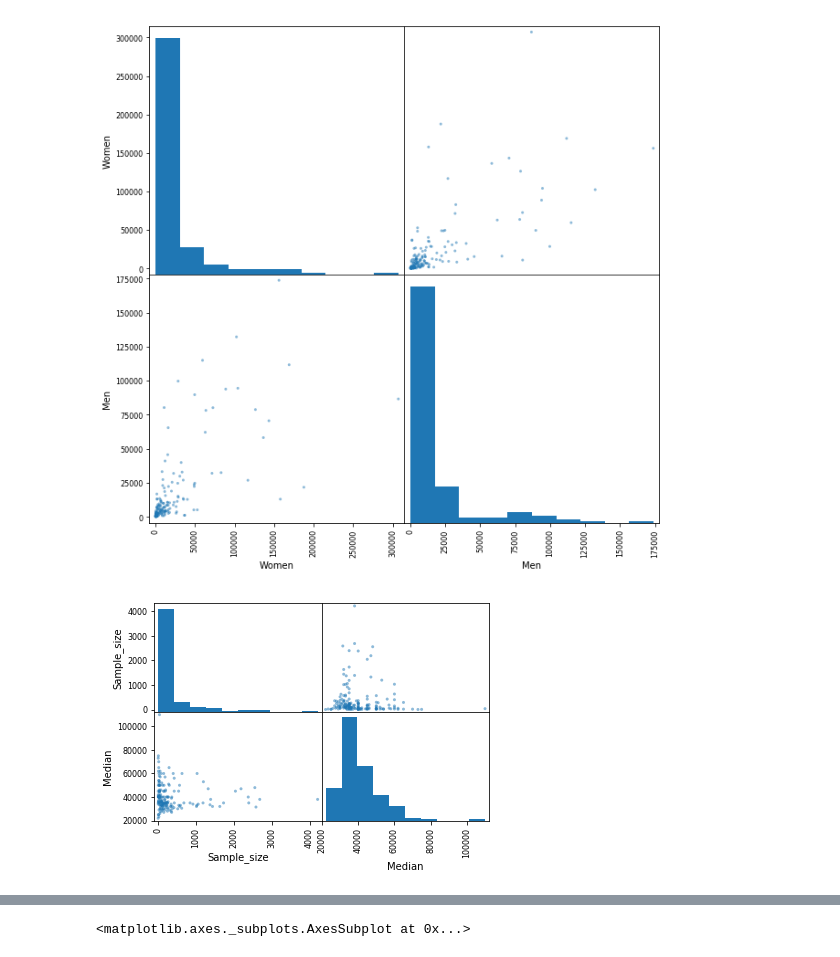
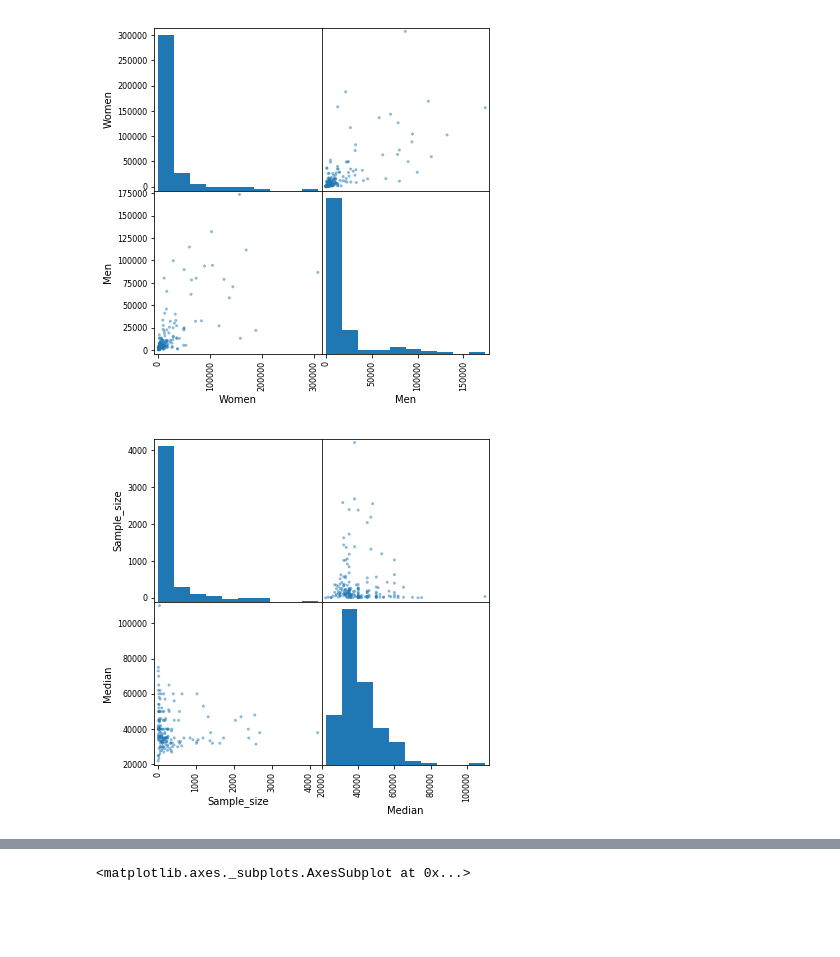
Before and after one commit to HuitingSheng/Visualizing-Earings-Based-on-College-Majors, a Jupyter notebook: VisualizingEaringsBasedOnCollegeMajors.ipynb, the cells around one changed output, grey strips where cells are left out. Cells and saved outputs as stored; diff of their text form; code cells hidden in the pictures; blank space fills up the shorter version.

```diff
--- a/VisualizingEaringsBasedOnCollegeMajors.ipynb
+++ b/VisualizingEaringsBasedOnCollegeMajors.ipynb
@@ -70,0 +19,6 @@ recent_grads.plot(x='Men', y='Median',kind='scatter', title='Median vs Men')
+# %%
+# read and Quick exploration of the data
+recent_grads=pd.read_csv("recent-grads.csv",low_memory = 0)
+print(recent_grads.shape)
+pd.options.display.max_columns =25
+recent_grads.head()
@@ -103,11 +133,11 @@ for r in range(1,8):
 # %%
 # generate scatter_matrix plots
-pplt.scatter_matrix(recent_grads[['Women', 'Men']], figsize=(10,10))
+pplt.scatter_matrix(recent_grads[['Women', 'Men']], figsize=(6,6))
 
-pplt.scatter_matrix(recent_grads[['Sample_size', 'Median']])
+pplt.scatter_matrix(recent_grads[['Sample_size', 'Median']],  figsize=(6,6))
 
-pplt.scatter_matrix(recent_grads[['Sample_size', 'Median', 'Unemployment_rate']])
+pplt.scatter_matrix(recent_grads[['Sample_size', 'Median', 'Unemployment_rate']], figsize=(6,6))
 plt.show()
 # %% [output]
-[figure, old version]
+[figure, new version]
-[figure, old version]
+[figure, new version]
```
Also changed, not shown: parts of 24 cells of this notebook, 1 other file.
